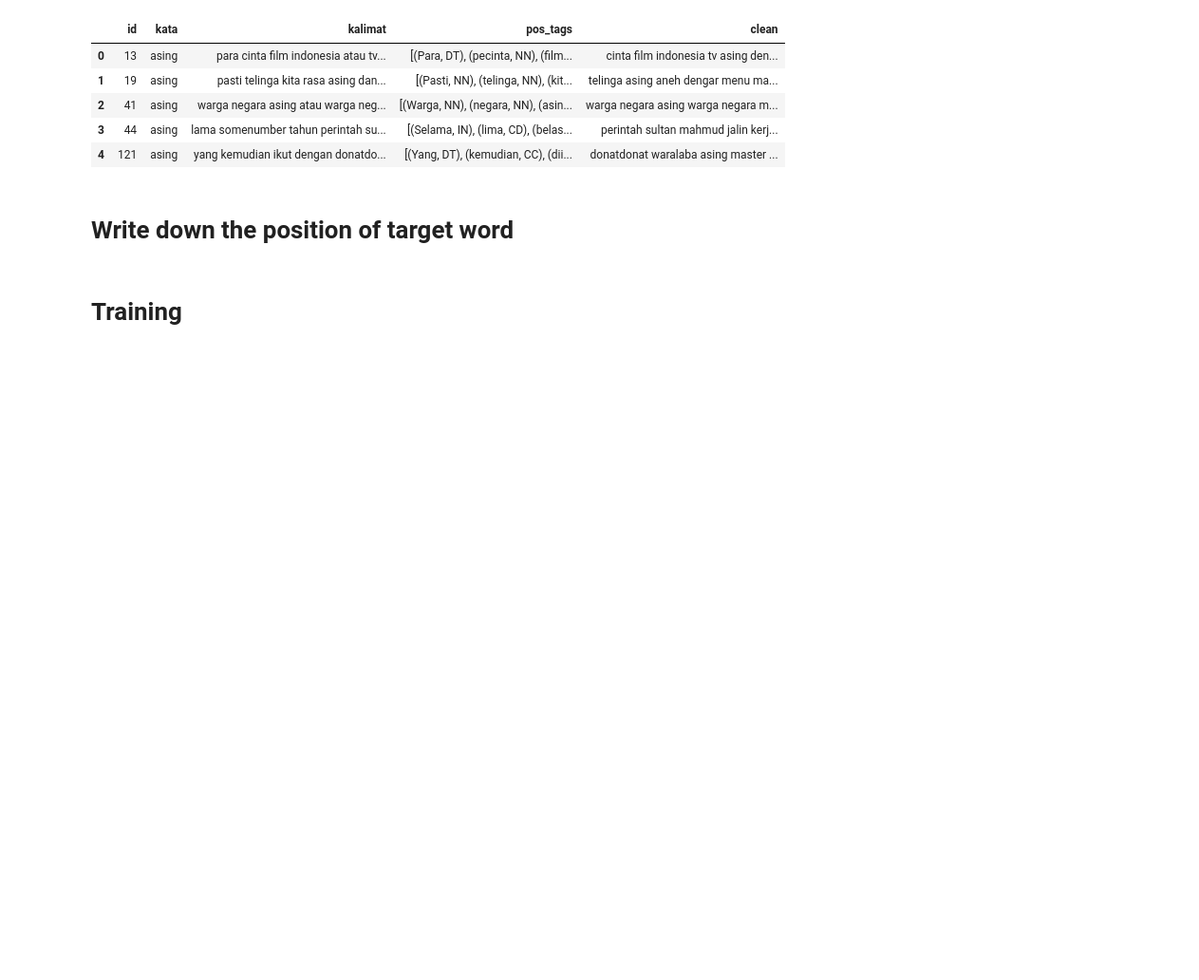
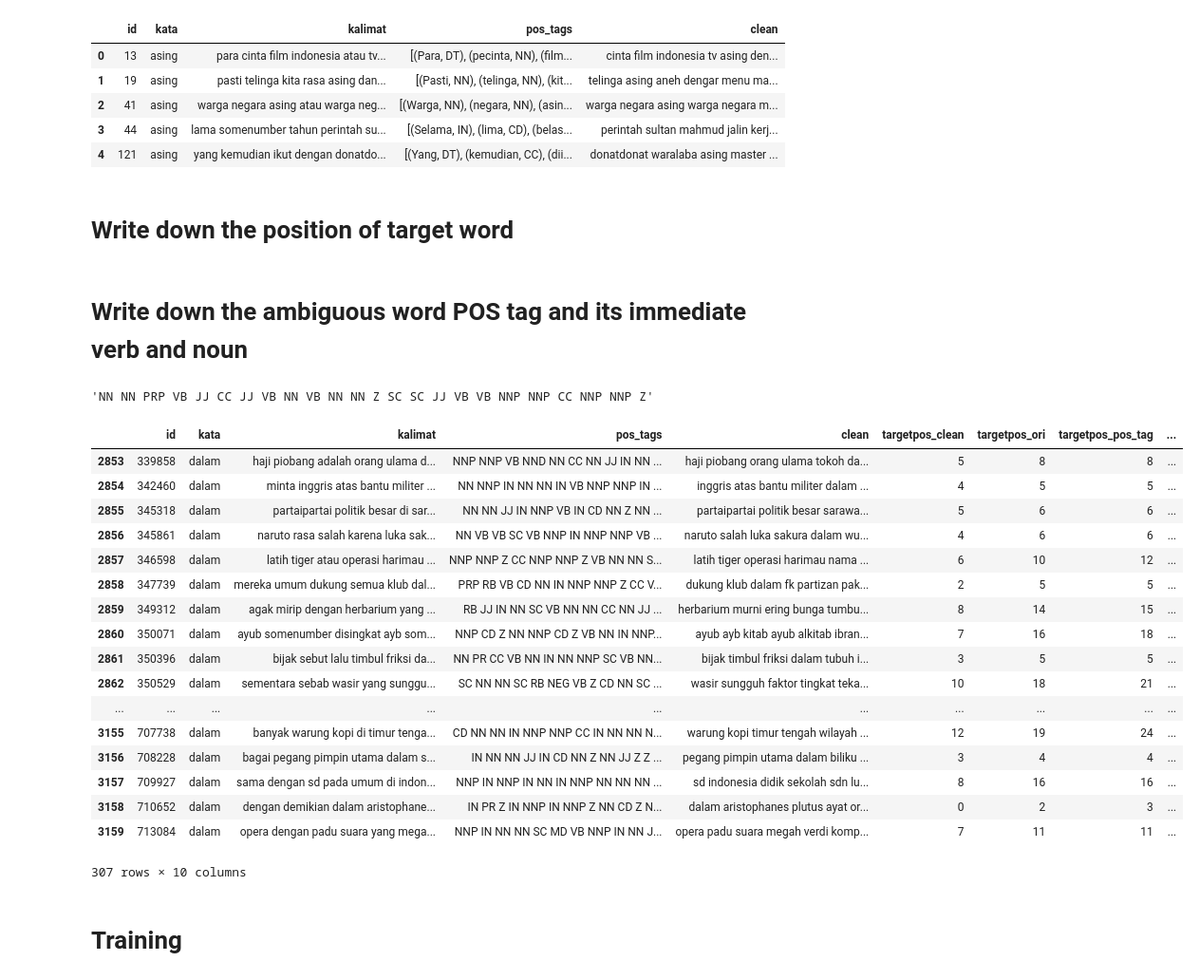
Before and after one commit to yerlandinata/wsd, a Jupyter notebook: Supervised WSD Preprocessing.ipynb, the cells around one changed output. Shown: that part at 95% size. Cells and saved outputs as stored; diff of their text form; code cells hidden in the pictures; blank space fills up the shorter version.

```diff
--- a/Supervised WSD Preprocessing.ipynb
+++ b/Supervised WSD Preprocessing.ipynb
@@ -236,9 +240,23 @@ for i in range(len(dataset)):
         raise Exception
 
 dataset['targetpos_ori'] = pd.Series(targetpos_ori)
+# %% [markdown]
+# Write down the ambiguous word POS tag and its immediate verb and noun
 # %%
 targetpos_pos_tag = [-1 for i in range(len(dataset))]
 tags_only = ['' for i in range(len(dataset))]
+immediate_verbs = []
+immediate_nouns = []
+
+def get_immediate_word_tag(tokens, targetpos, tag):
+    res = []
+    for i in range(targetpos+1, len(tokens)):
+        if tokens[i][1] == tag:
+            res.append(stemmer.stem(tokens[i][0]))
+    for i in range(targetpos-1, -1, -1):
+        if tokens[i][1] == tag:
+            res.append(stemmer.stem(tokens[i][0]))
+    return ' '.join(res)
 
 for i in range(len(dataset)):
     target = dataset.iloc[i].kata
@@ -247,6 +265,8 @@ for i in range(len(dataset)):
         token = clean_word(tokens[j][0])
         if token.find(target) >= 0 or stemmer.stem(token) == stemmer.stem(target):
             targetpos_pos_tag[i] = j
+            immediate_verbs.append(get_immediate_word_tag(tokens, j, 'VB'))
+            immediate_nouns.append(get_immediate_word_tag(tokens, j, 'NN'))
             break
     if targetpos_pos_tag[i] == -1:
         print(target)
@@ -258,6 +278,33 @@ for i in range(len(dataset)):
 
 dataset['targetpos_pos_tag'] = pd.Series(targetpos_pos_tag)
 dataset['pos_tags'] = pd.Series(tags_only)
+dataset['verbs'] = pd.Series(immediate_verbs)
+dataset['nouns'] = pd.Series(immediate_nouns)
+# %%
+dataset.iloc[1].pos_tags
+# %% [output]
+'NN NN PRP VB JJ CC JJ VB NN VB NN NN Z SC SC JJ VB VB NNP NNP CC NNP NNP Z'
+# %%
+dataset.query('kata == "dalam"')
+# %% [output]
+|  | id | kata | kalimat | pos_tags | clean | targetpos_clean | targetpos_ori | targetpos_pos_tag | ... |
+| 2853 | 339858 | dalam | haji piobang adalah orang ulama d... | NNP NNP VB NND NN CC NN JJ IN NN ... | haji piobang orang ulama tokoh da... | 5 | 8 | 8 | ... |
+| 2854 | 342460 | dalam | minta inggris atas bantu militer ... | NN NNP IN NN NN IN VB NNP NNP IN ... | inggris atas bantu militer dalam ... | 4 | 5 | 5 | ... |
+| 2855 | 345318 | dalam | partaipartai politik besar di sar... | NN NN JJ IN NNP VB IN CD NN Z NN ... | partaipartai politik besar sarawa... | 5 | 6 | 6 | ... |
+| 2856 | 345861 | dalam | naruto rasa salah karena luka sak... | NN VB VB SC VB NNP IN NNP NNP VB ... | naruto salah luka sakura dalam wu... | 4 | 6 | 6 | ... |
+| 2857 | 346598 | dalam | latih tiger atau operasi harimau ... | NNP NNP Z CC NNP NNP Z VB NN NN S... | latih tiger operasi harimau nama ... | 6 | 10 | 12 | ... |
+| 2858 | 347739 | dalam | mereka umum dukung semua klub dal... | PRP RB VB CD NN IN NNP NNP Z CC V... | dukung klub dalam fk partizan pak... | 2 | 5 | 5 | ... |
+| 2859 | 349312 | dalam | agak mirip dengan herbarium yang ... | RB JJ IN NN SC VB NN NN CC NN JJ ... | herbarium murni ering bunga tumbu... | 8 | 14 | 15 | ... |
+| 2860 | 350071 | dalam | ayub somenumber disingkat ayb som... | NNP CD Z NN NNP CD Z VB NN IN NNP... | ayub ayb kitab ayub alkitab ibran... | 7 | 16 | 18 | ... |
+| 2861 | 350396 | dalam | bijak sebut lalu timbul friksi da... | NN PR CC VB NN IN NN NNP SC VB NN... | bijak timbul friksi dalam tubuh i... | 3 | 5 | 5 | ... |
+| 2862 | 350529 | dalam | sementara sebab wasir yang sunggu... | SC NN NN SC RB NEG VB Z CD NN SC ... | wasir sungguh faktor tingkat teka... | 10 | 18 | 21 | ... |
+| ... | ... | ... | ... | ... | ... | ... | ... | ... | ... |
+| 3155 | 707738 | dalam | banyak warung kopi di timur tenga... | CD NN NN IN NNP NNP CC IN NN NN N... | warung kopi timur tengah wilayah ... | 12 | 19 | 24 | ... |
+| 3156 | 708228 | dalam | bagai pegang pimpin utama dalam s... | IN NN NN JJ IN CD NN Z NN JJ Z Z ... | pegang pimpin utama dalam biliku ... | 3 | 4 | 4 | ... |
+| 3157 | 709927 | dalam | sama dengan sd pada umum di indon... | NNP IN NNP IN NN IN NNP NN NN NN ... | sd indonesia didik sekolah sdn lu... | 8 | 16 | 16 | ... |
+| 3158 | 710652 | dalam | dengan demikian dalam aristophane... | IN PR Z IN NNP IN NNP Z NN CD Z N... | dalam aristophanes plutus ayat or... | 0 | 2 | 3 | ... |
+| 3159 | 713084 | dalam | opera dengan padu suara yang mega... | NNP IN NN NN SC MD VB NNP IN NN J... | opera padu suara megah verdi komp... | 7 | 11 | 11 | ... |
+307 rows × 10 columns
 # %% [markdown]
 # Training
 # %%
```
Also changed, not shown: parts of 3 cells of this notebook, 5 other files.
